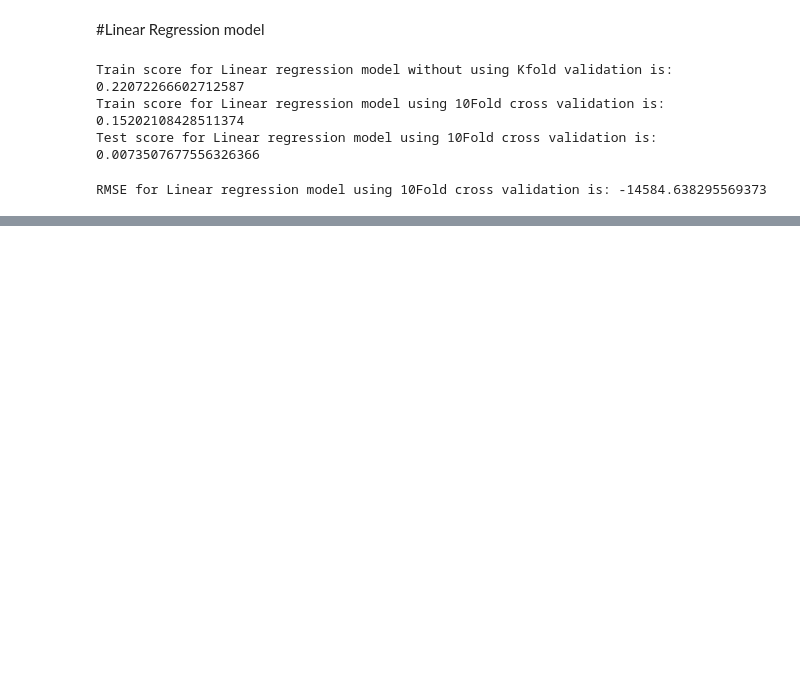
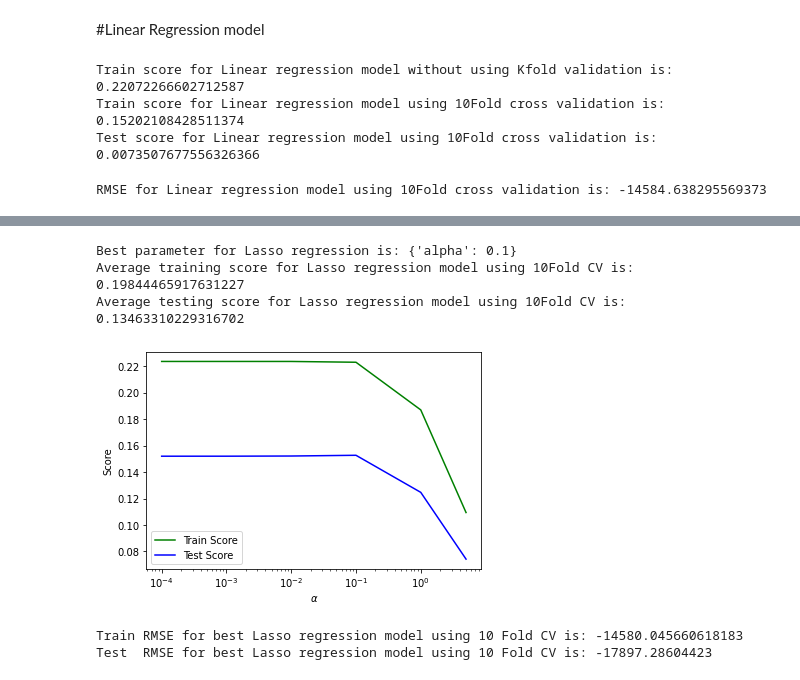
Before and after one commit to pritesh2292/Appliance-Energy-Prediction, a Jupyter notebook: Appliance_Energy_Prediction.ipynb, the cells around one changed output, grey strips where cells are left out. Saved outputs shown, nothing was run; the diff lists cells and outputs as text; code cells hidden in the pictures; blank space fills up the shorter version.

```diff
--- a/Appliance_Energy_Prediction.ipynb
+++ b/Appliance_Energy_Prediction.ipynb
@@ -637,0 +711,30 @@ RMSE for Linear regression model using 10Fold cross validation is: -14584.638295
+# %%
+#visualize the result:plots
+x_range= [0.0001, 0.001, 0.01, 0.1, 1,5]
+plt.plot(x_range, lasso_train_score_list, c = 'g', label = 'Train Score')
+plt.plot(x_range, lasso_test_score_list, c = 'b', label = 'Test Score')
+plt.xscale('log')
+plt.legend(loc = 3)
+plt.xlabel(r'$\alpha$')
+plt.ylabel('Score')
+
+
+print(f'Best parameter for Lasso regression is: {lasso_regressor.best_params_}')
+print(f'Average training score for Lasso regression model using 10Fold CV is: {((lasso_regressor.cv_results_["mean_train_score"]).sum())/len(x_range)}')
+print(f'Average testing score for Lasso regression model using 10Fold CV is: {((lasso_regressor.cv_results_["mean_test_score"]).sum())/len(x_range)}')
+# %% [output]
+Best parameter for Lasso regression is: {'alpha': 0.1}
+Average training score for Lasso regression model using 10Fold CV is: 0.19844465917631227
+Average testing score for Lasso regression model using 10Fold CV is: 0.13463310229316702
+[figure, added]
+# %%
+#Implementing the final model with the best param with Root mean squared error(RMSE) as the scoring metrics
+lasso_final= Lasso(alpha=0.1)
+lasso_final.fit(x_train, y_train)
+lasso_final_train_scores= cross_val_score(lasso_final,x_train, y_train, cv=10, scoring= 'neg_mean_squared_error')
+lasso_final_test_scores= cross_val_score(lasso_final,x_test, y_test, cv=10, scoring= 'neg_mean_squared_error')
+print(f'Train RMSE for best Lasso regression model using 10 Fold CV is: {lasso_final_train_scores.mean()}')
+print(f'Test  RMSE for best Lasso regression model using 10 Fold CV is: {lasso_final_test_scores.mean()}')
+# %% [output]
+Train RMSE for best Lasso regression model using 10 Fold CV is: -14580.045660618183
+Test  RMSE for best Lasso regression model using 10 Fold CV is: -17897.28604423
```
Also changed, not shown: parts of 11 cells of this notebook.
